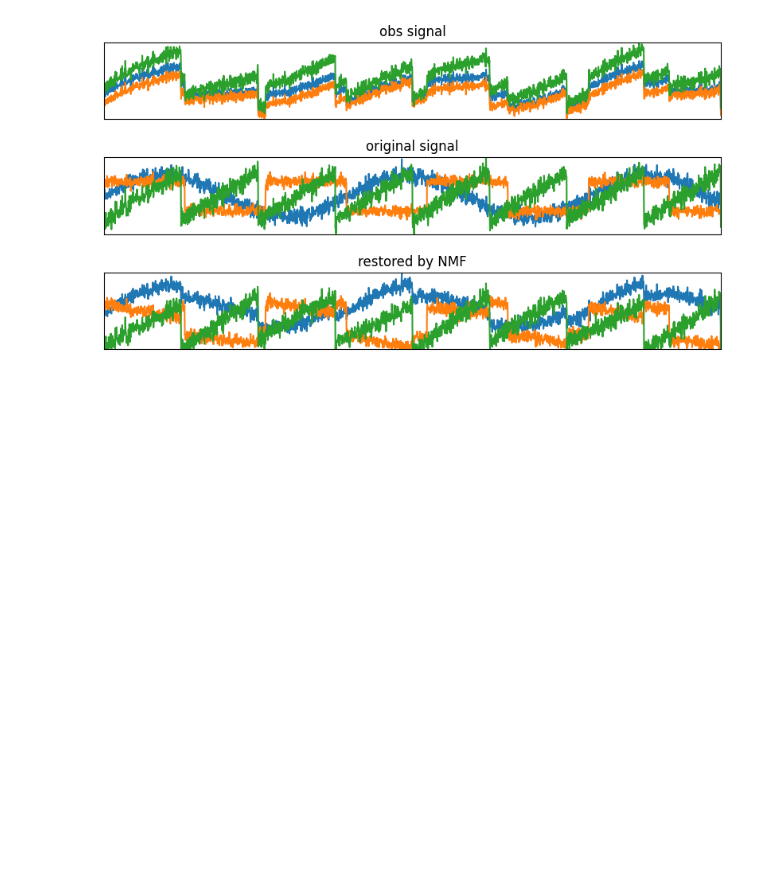
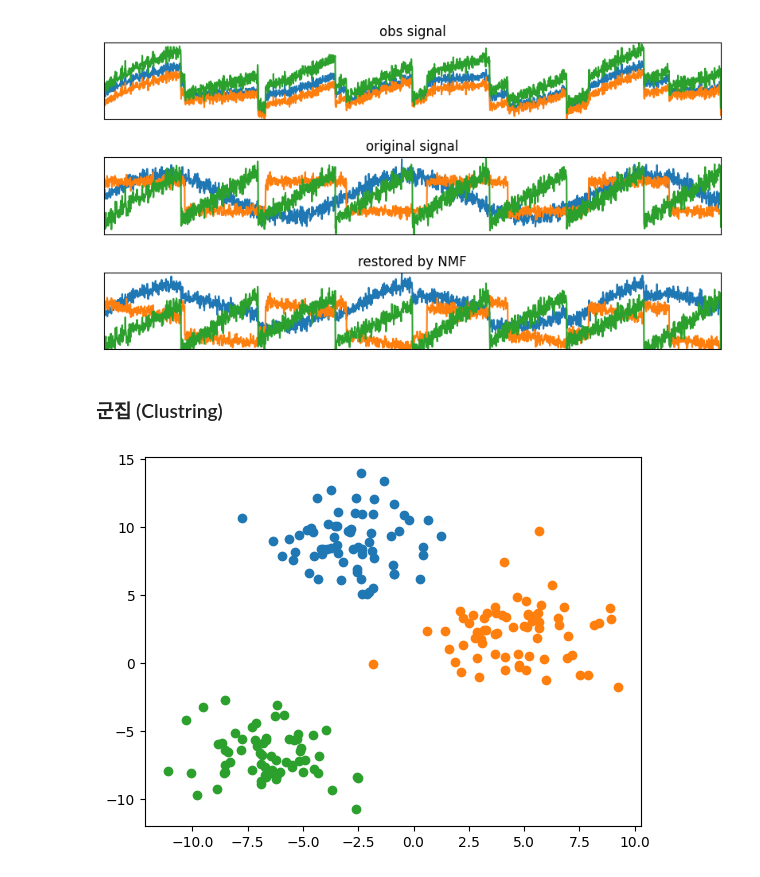
Before and after one commit to 2yuri89/workspace, a Jupyter notebook: ml-basic/example_16.ipynb, the cells around one changed output. Drawn from its saved outputs; the diff is of its cells as text; code cells hidden in the pictures; blank space fills up the shorter version.

Commit message:
Cluster

```diff
--- a/ml-basic/example_16.ipynb
+++ b/ml-basic/example_16.ipynb
@@ -205,3 +205,15 @@ for model, name, ax in zip(models, names, axes):
     ax.margins(0)
 # %% [output]
 [figure]
+# %% [markdown]
+### 군집 (Clustring)
+# %%
+# 데이터 준비
+X, y = make_blobs(n_samples=200, n_features=2, centers=3, cluster_std=2, random_state=42)
+# %%
+for t in np.unique(y):
+    plt.scatter(X[y==t, 0], X[y==t, 1])
+
+plt.show()
+# %% [output]
+[figure, added]
```
Also changed, not shown: parts of 4 cells of this notebook.
